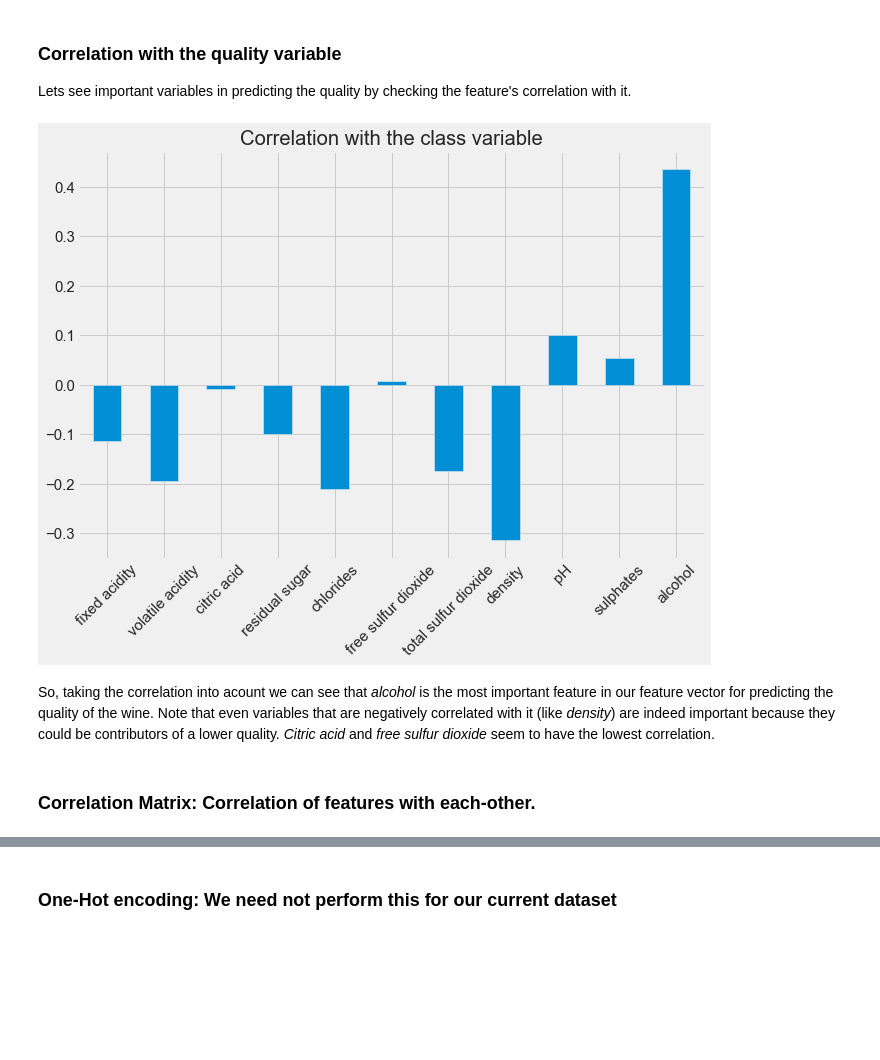
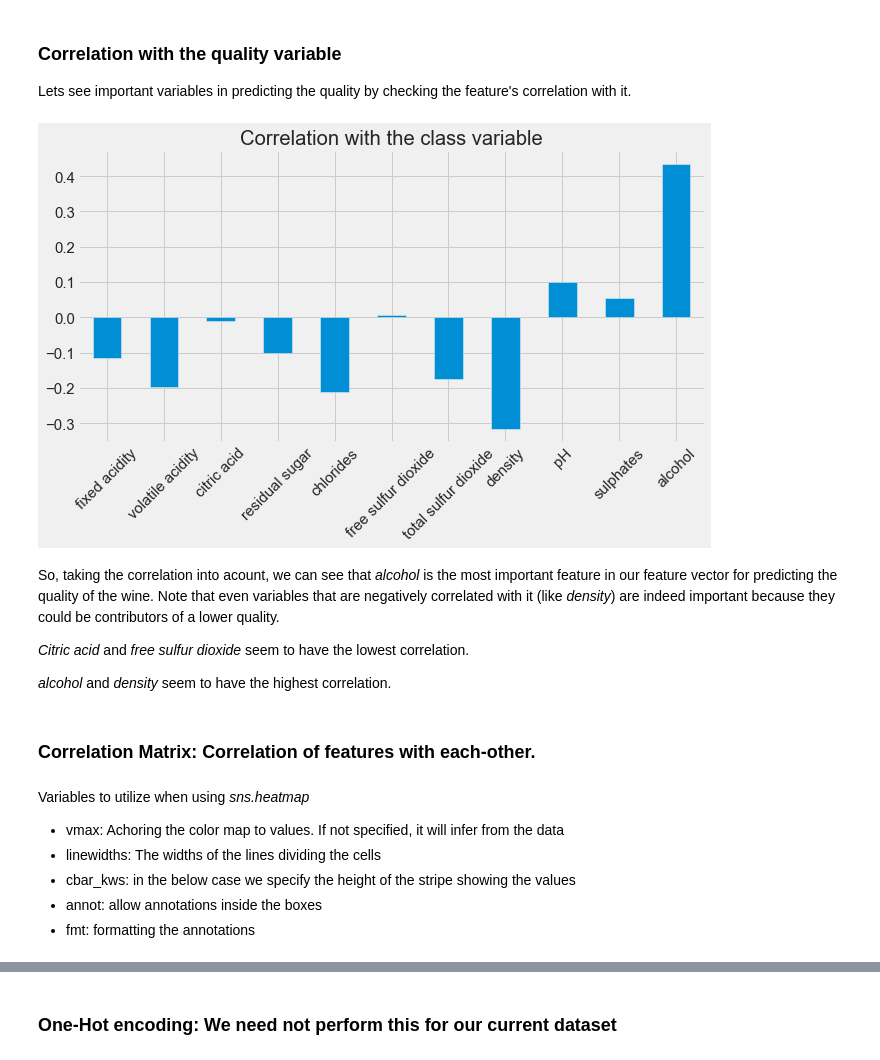
Before and after one commit to rlleshi/MachineLearning, a Jupyter notebook: Wine Quality Predictor/Wine Quality Predictor.ipynb, the cells around one changed output, grey strips where cells are left out. Cells and saved outputs as stored; diff of their text form; code cells hidden in the pictures; blank space fills up the shorter version.

```diff
--- a/Wine Quality Predictor/Wine Quality Predictor.ipynb
+++ b/Wine Quality Predictor/Wine Quality Predictor.ipynb
@@ -289,15 +306,26 @@ A high correlation between features is almost always not feasible for the ML alg
 Lets see important variables in predicting the quality by checking the feature's correlation with it.
 # %%
 # Drop the quality and plot with pandas
-features.drop("quality", axis=1).corrwith(features['quality']).plot.bar(figsize=(10,7),
+features.drop("quality", axis=1).corrwith(features['quality']).plot.bar(figsize=(10,5),
                                         title='Correlation with the class variable', rot=45, fontsize=15)
 plt.show()
 # %% [output]
-[figure, old version]
+[figure, new version]
 # %% [markdown]
-So, taking the correlation into acount we can see that *alcohol* is the most important feature in our feature vector for predicting the quality of the wine. Note that even variables that are negatively correlated with it (like *density*) are indeed important because they could be contributors of a lower quality. *Citric acid* and *free sulfur dioxide* seem to have the lowest correlation.
+So, taking the correlation into acount, we can see that *alcohol* is the most important feature in our feature vector for predicting the quality of the wine. Note that even variables that are negatively correlated with it (like *density*) are indeed important because they could be contributors of a lower quality.
+
+*Citric acid* and *free sulfur dioxide* seem to have the lowest correlation.
+
+*alcohol* and *density* seem to have the highest correlation.
 # %% [markdown]
 ### Correlation Matrix: Correlation of features with each-other.
+# %% [markdown]
+Variables to utilize when using *sns.heatmap*
+- vmax: Achoring the color map to values. If not specified, it will infer from the data
+- linewidths: The widths of the lines dividing the cells
+- cbar_kws: in the below case we specify the height of the stripe showing the values
+- annot: allow annotations inside the boxes
+- fmt: formatting the annotations
 # %%
 sns.set(style='white', font_scale=1.5)
 
```
Also changed, not shown: parts of 40 cells of this notebook, 3 other files.
